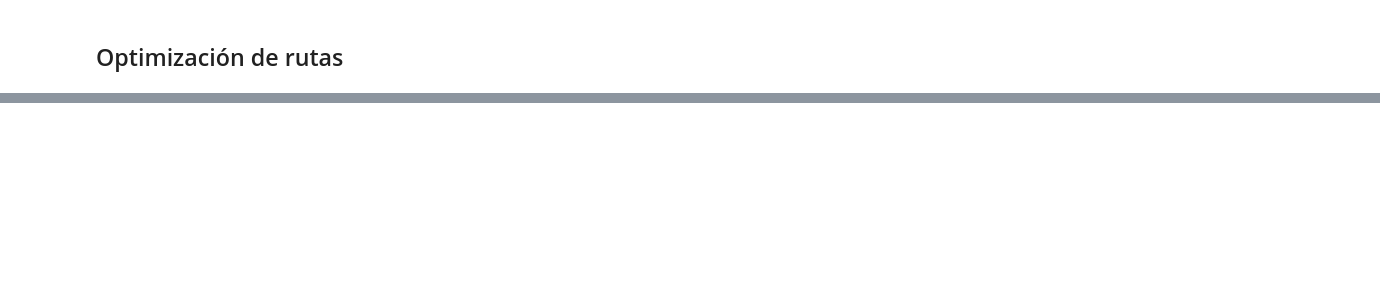
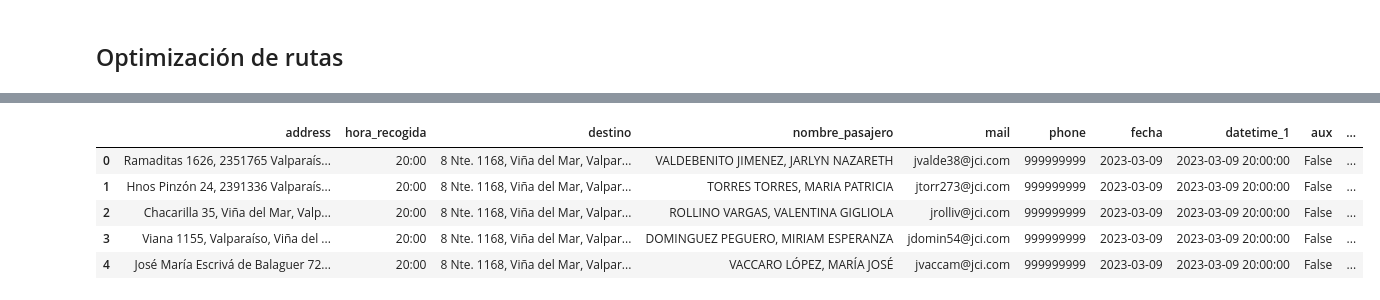
Before and after one commit to martinnnsss/best-route, a Jupyter notebook: routes_1.0.ipynb, the cells around one changed output, grey strips where cells are left out. Cells and saved outputs as stored; diff of their text form; code cells hidden in the pictures; blank space fills up the shorter version.

```diff
--- a/routes_1.0.ipynb
+++ b/routes_1.0.ipynb
@@ -379,0 +347,9 @@ true_df = df[df['aux']==True]
+# %%
+false_df
+# %% [output]
+|  | address | hora_recogida | destino | nombre_pasajero | mail | phone | fecha | datetime_1 | aux | ... |
+| 0 | Ramaditas 1626, 2351765 Valparaís... | 20:00 | 8 Nte. 1168, Viña del Mar, Valpar... | VALDEBENITO JIMENEZ, JARLYN NAZARETH | jvalde38@jci.com | 999999999 | 2023-03-09 | 2023-03-09 20:00:00 | False | ... |
+| 1 | Hnos Pinzón 24, 2391336 Valparaís... | 20:00 | 8 Nte. 1168, Viña del Mar, Valpar... | TORRES TORRES, MARIA PATRICIA | jtorr273@jci.com | 999999999 | 2023-03-09 | 2023-03-09 20:00:00 | False | ... |
+| 2 | Chacarilla 35, Viña del Mar, Valp... | 20:00 | 8 Nte. 1168, Viña del Mar, Valpar... | ROLLINO VARGAS, VALENTINA GIGLIOLA | jrolliv@jci.com | 999999999 | 2023-03-09 | 2023-03-09 20:00:00 | False | ... |
+| 3 | Viana 1155, Valparaíso, Viña del ... | 20:00 | 8 Nte. 1168, Viña del Mar, Valpar... | DOMINGUEZ PEGUERO, MIRIAM ESPERANZA | jdomin54@jci.com | 999999999 | 2023-03-09 | 2023-03-09 20:00:00 | False | ... |
+| 4 | José María Escrivá de Balaguer 72... | 20:00 | 8 Nte. 1168, Viña del Mar, Valpar... | VACCARO LÓPEZ, MARÍA JOSÉ | jvaccam@jci.com | 999999999 | 2023-03-09 | 2023-03-09 20:00:00 | False | ... |
```
Also changed, not shown: parts of 15 cells of this notebook, 8 other files.
